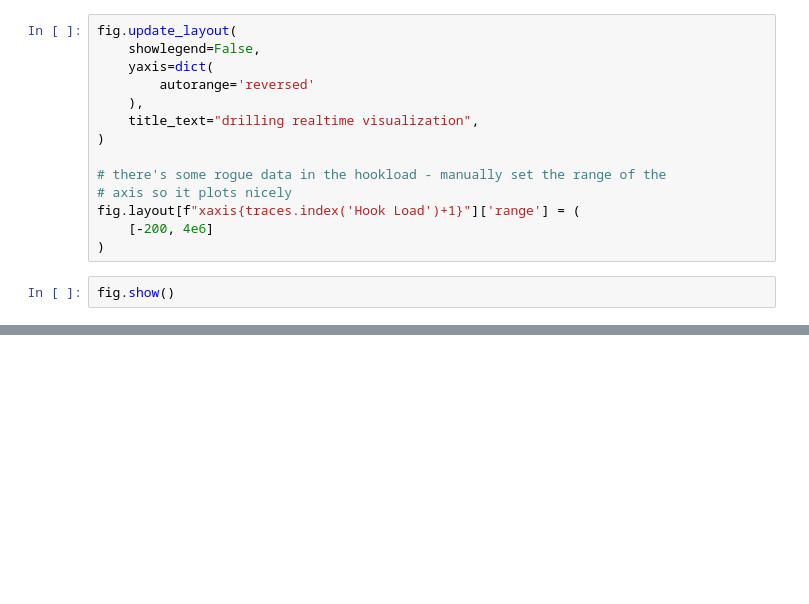
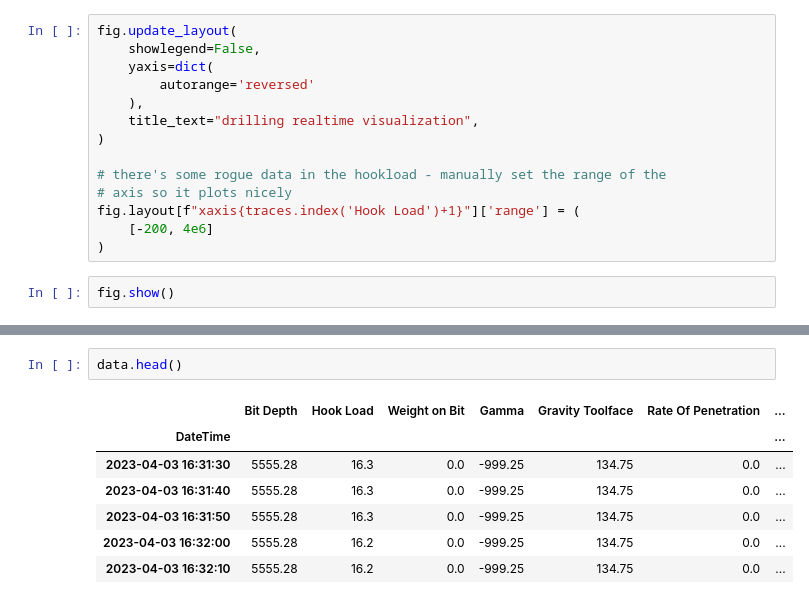
Before and after one commit to gaoqian310/post_well_analysis, a Jupyter notebook: real_time_visualization.ipynb, the cells around one changed output, grey strips where cells are left out. Drawn from its saved outputs; the diff is of its cells as text; blank space fills up the shorter version.

```diff
--- a/real_time_visualization.ipynb
+++ b/real_time_visualization.ipynb
@@ -143,0 +158,10 @@ fig.show()
+# %%
+data.head()
+# %% [output]
+|  | Bit Depth | Hook Load | Weight on Bit | Gamma | Gravity Toolface | Rate Of Penetration | ... |
+| DateTime |  |  |  |  |  |  | ... |
+| 2023-04-03 16:31:30 | 5555.28 | 16.3 | 0.0 | -999.25 | 134.75 | 0.0 | ... |
+| 2023-04-03 16:31:40 | 5555.28 | 16.3 | 0.0 | -999.25 | 134.75 | 0.0 | ... |
+| 2023-04-03 16:31:50 | 5555.28 | 16.3 | 0.0 | -999.25 | 134.75 | 0.0 | ... |
+| 2023-04-03 16:32:00 | 5555.28 | 16.2 | 0.0 | -999.25 | 134.75 | 0.0 | ... |
+| 2023-04-03 16:32:10 | 5555.28 | 16.2 | 0.0 | -999.25 | 134.75 | 0.0 | ... |
```
Also changed, not shown: parts of 7 cells of this notebook.
